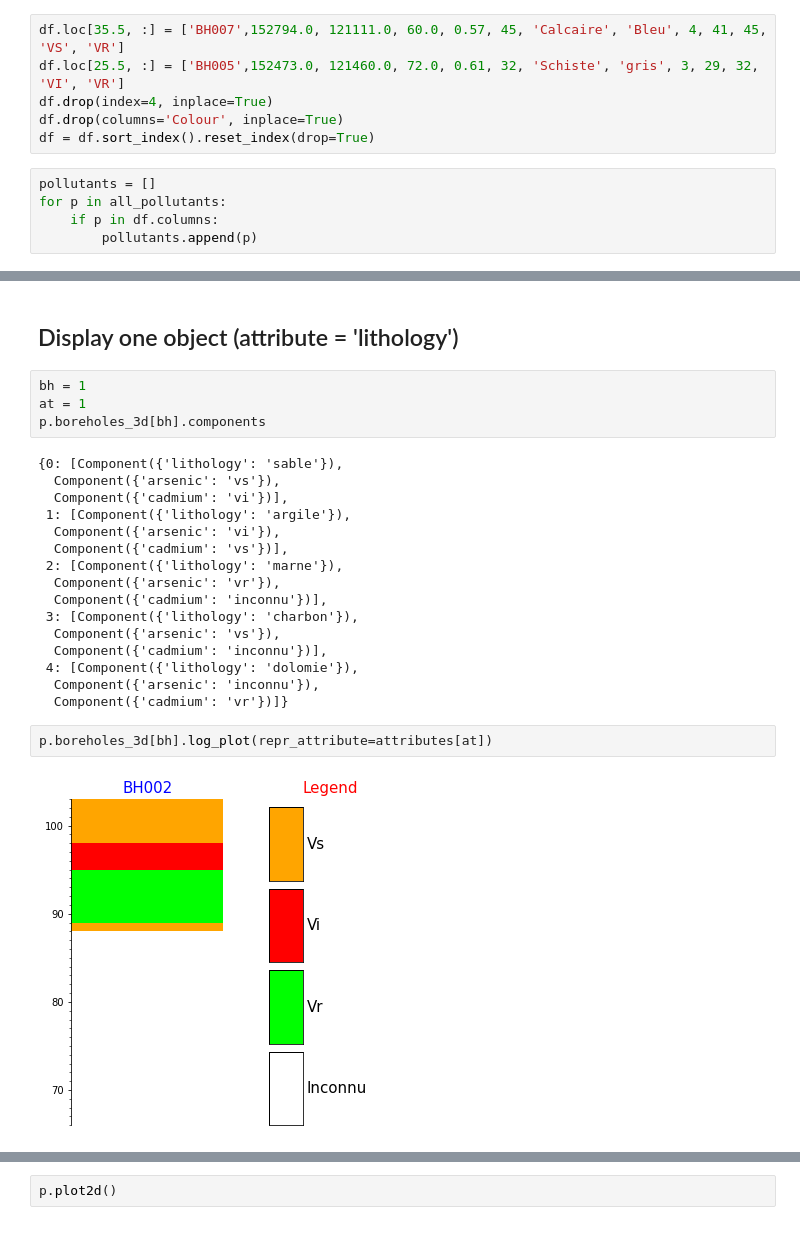
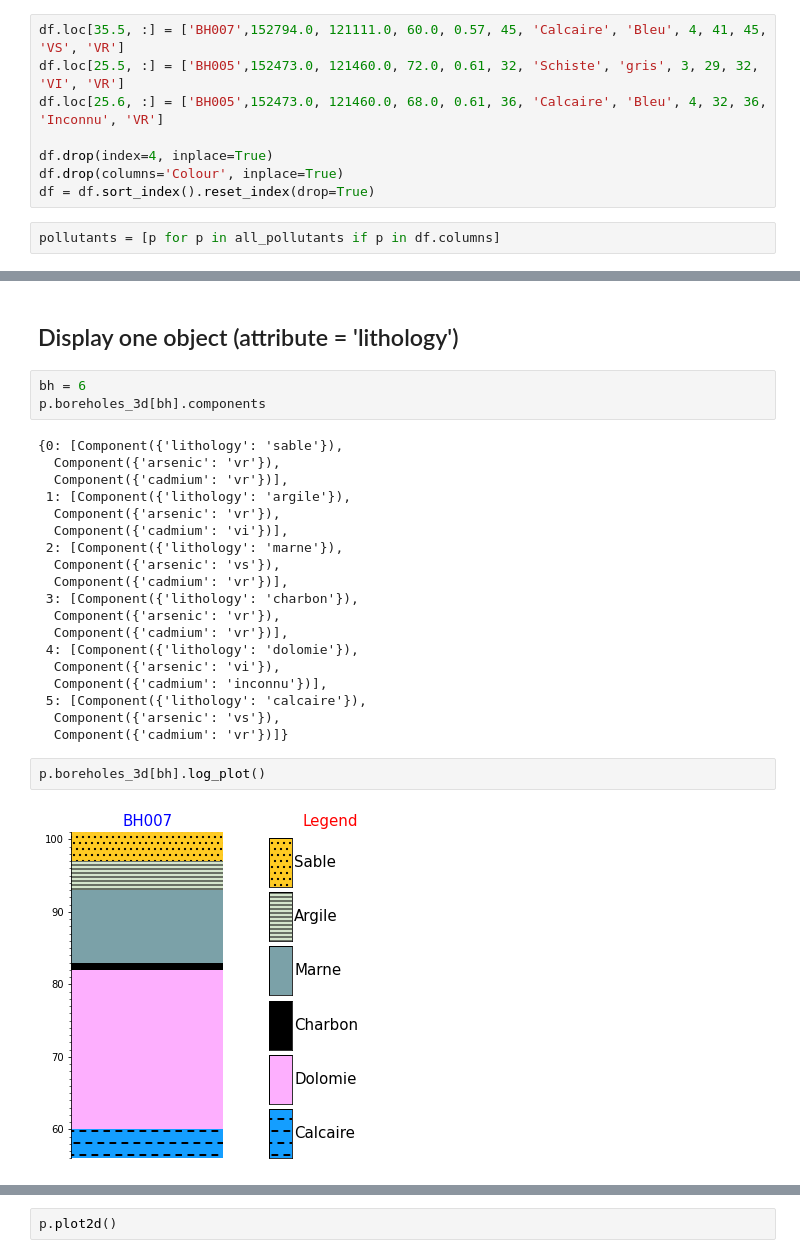
Before and after one commit to kaufmanno/GSDMA, a Jupyter notebook: playground/TFE_test/Boreholes_representation.ipynb, the cells around one changed output, grey strips where cells are left out. Drawn from its saved outputs; the diff is of its cells as text.

```diff
--- a/playground/TFE_test/Boreholes_representation.ipynb
+++ b/playground/TFE_test/Boreholes_representation.ipynb
@@ -67,14 +51,13 @@ df
 # %%
 df.loc[35.5, :] = ['BH007',152794.0, 121111.0, 60.0, 0.57, 45, 'Calcaire', 'Bleu', 4, 41, 45, 'VS', 'VR']
 df.loc[25.5, :] = ['BH005',152473.0, 121460.0, 72.0, 0.61, 32, 'Schiste', 'gris', 3, 29, 32, 'VI', 'VR']
+df.loc[25.6, :] = ['BH005',152473.0, 121460.0, 68.0, 0.61, 36, 'Calcaire', 'Bleu', 4, 32, 36, 'Inconnu', 'VR']
+
 df.drop(index=4, inplace=True)
 df.drop(columns='Colour', inplace=True)
 df = df.sort_index().reset_index(drop=True)
 # %%
-pollutants = []
-for p in all_pollutants:
-    if p in df.columns:
-        pollutants.append(p)
+pollutants = [p for p in all_pollutants if p in df.columns]
 # %%
 gdf_viewer(df)
 # %% [output]
@@ -399,27 +386,29 @@ p.legend_dict[attributes[0]]['cmap']
 # %% [markdown]
 ## Display one object (attribute = 'lithology')
 # %%
-bh = 1
-at = 1
+bh = 6
 p.boreholes_3d[bh].components
 # %% [output]
 {0: [Component({'lithology': 'sable'}),
+  Component({'arsenic': 'vr'}),
+  Component({'cadmium': 'vr'})],
+ 1: [Component({'lithology': 'argile'}),
+  Component({'arsenic': 'vr'}),
+  Component({'cadmium': 'vi'})],
+ 2: [Component({'lithology': 'marne'}),
   Component({'arsenic': 'vs'}),
-  Component({'cadmium': 'vi'})],
- 1: [Component({'lithology': 'argile'}),
+  Component({'cadmium': 'vr'})],
+ 3: [Component({'lithology': 'charbon'}),
+  Component({'arsenic': 'vr'}),
+  Component({'cadmium': 'vr'})],
+ 4: [Component({'lithology': 'dolomie'}),
   Component({'arsenic': 'vi'}),
-  Component({'cadmium': 'vs'})],
- 2: [Component({'lithology': 'marne'}),
-  Component({'arsenic': 'vr'}),
   Component({'cadmium': 'inconnu'})],
- 3: [Component({'lithology': 'charbon'}),
+ 5: [Component({'lithology': 'calcaire'}),
   Component({'arsenic': 'vs'}),
-  Component({'cadmium': 'inconnu'})],
- 4: [Component({'lithology': 'dolomie'}),
-  Component({'arsenic': 'inconnu'}),
   Component({'cadmium': 'vr'})]}
 # %%
-p.boreholes_3d[bh].log_plot(repr_attribute=attributes[at])
+p.boreholes_3d[bh].log_plot()
 # %% [output]
-[figure, old version]
+[figure, new version]
 # %%
```
Also changed, not shown: parts of 33 cells of this notebook, 2 other files.
